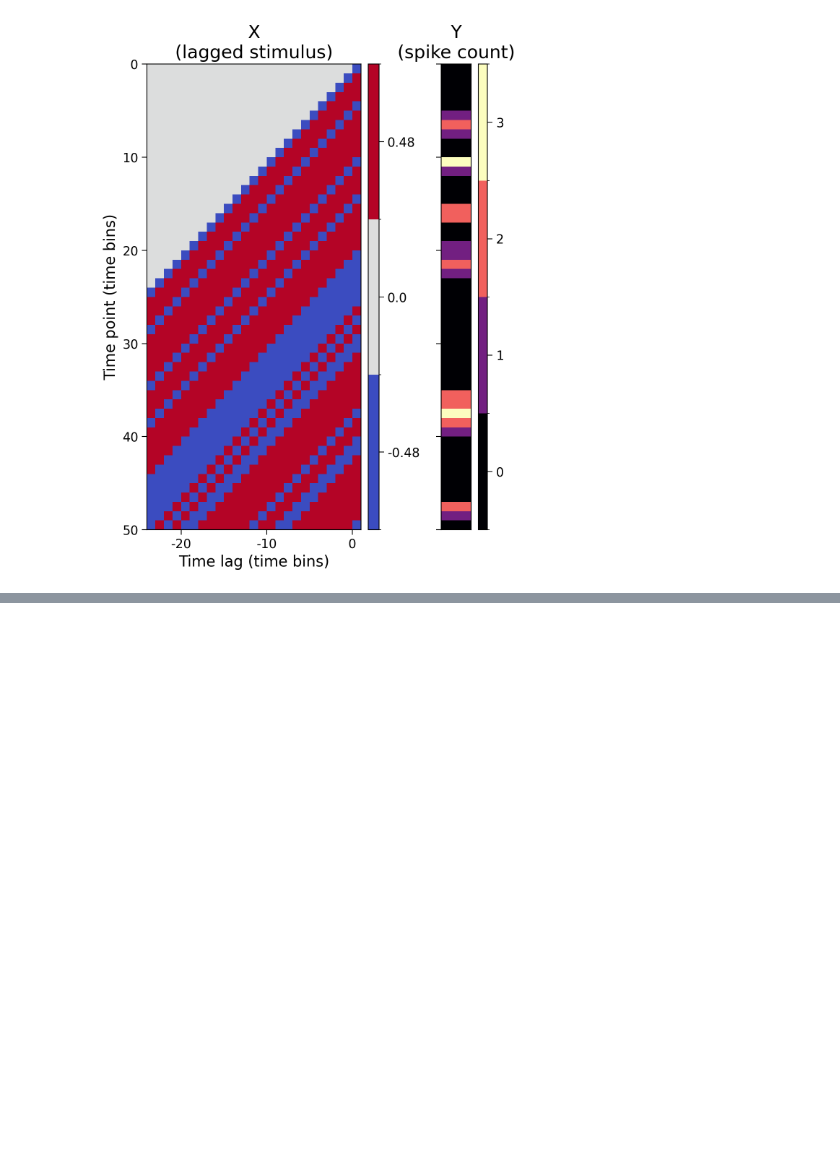
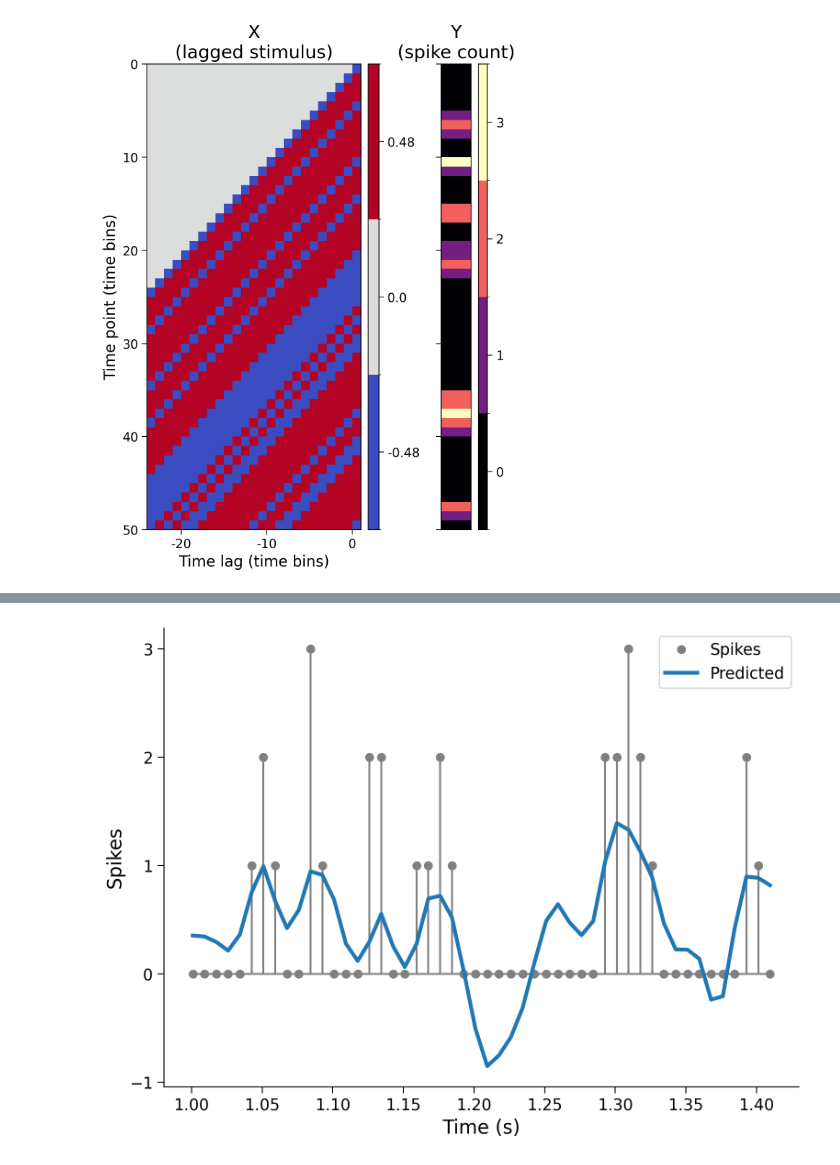
Before and after one commit to SanD94/neuromatch-2025, a Jupyter notebook: ml/glm.ipynb, the cells around one changed output, grey strips where cells are left out. Saved outputs shown, nothing was run; the diff lists cells and outputs as text; code cells hidden in the pictures; blank space fills up the shorter version.

```diff
--- a/ml/glm.ipynb
+++ b/ml/glm.ipynb
@@ -228,0 +346,35 @@ plot_glm_matrices(X, spikes, nt=50)
+# %%
+def predict_spike_counts_lg(stim, spikes, d=25):
+  """Compute a vector of predicted spike counts given the stimulus.
+
+  Args:
+    stim (1D array): Stimulus values at each timepoint
+    spikes (1D array): Spike counts measured at each timepoint
+    d (number): Number of time lags to use.
+
+  Returns:
+    yhat (1D array): Predicted spikes at each timepoint.
+
+  """
+
+  # Create the design matrix
+  y = spikes
+  constant = np.ones_like(y)
+  X = np.column_stack([constant, make_design_matrix(stim, d=d)])
+
+  # Get the MLE weights for the LG model
+  theta = np.linalg.inv(X.T @ X) @ X.T @ y
+
+  # Compute predicted spike counts
+  yhat = X @ theta
+
+  return yhat
+
+
+# Predict spike counts
+predicted_counts = predict_spike_counts_lg(stim, spikes)
+
+# Visualize
+plot_spikes_with_prediction(spikes, predicted_counts, dt_stim)
+# %% [output]
+[figure, added]
```
Also changed, not shown: parts of 25 cells of this notebook.
